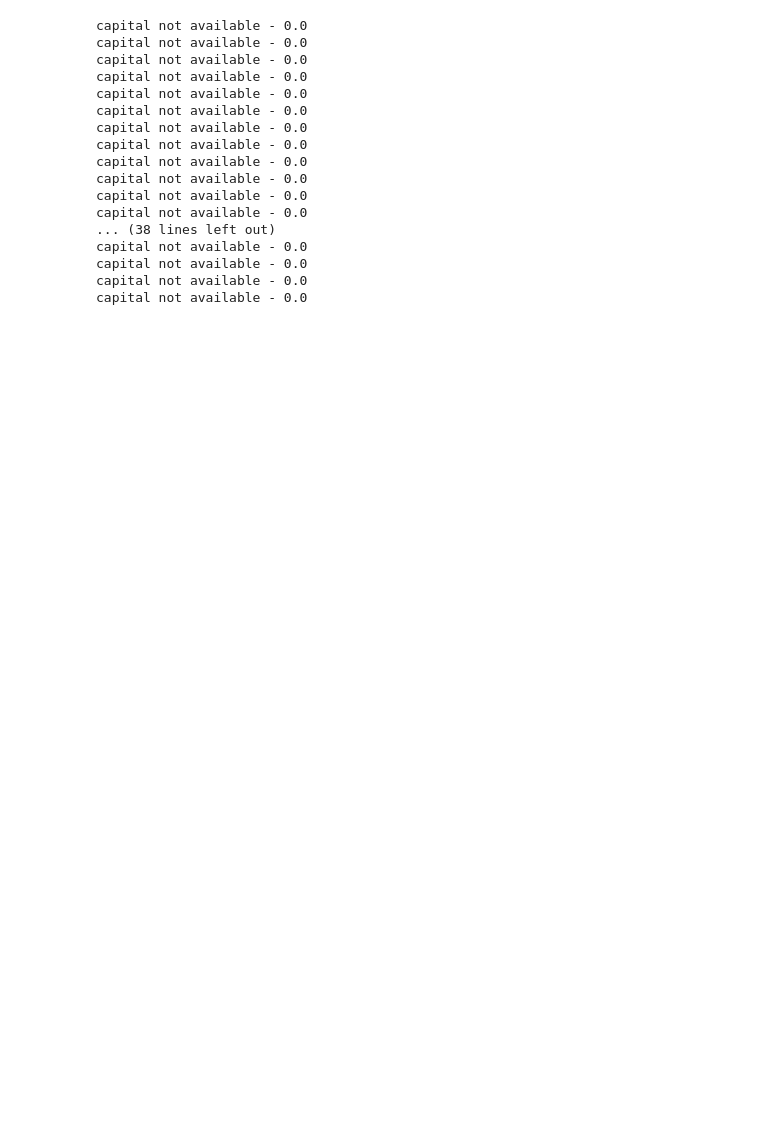
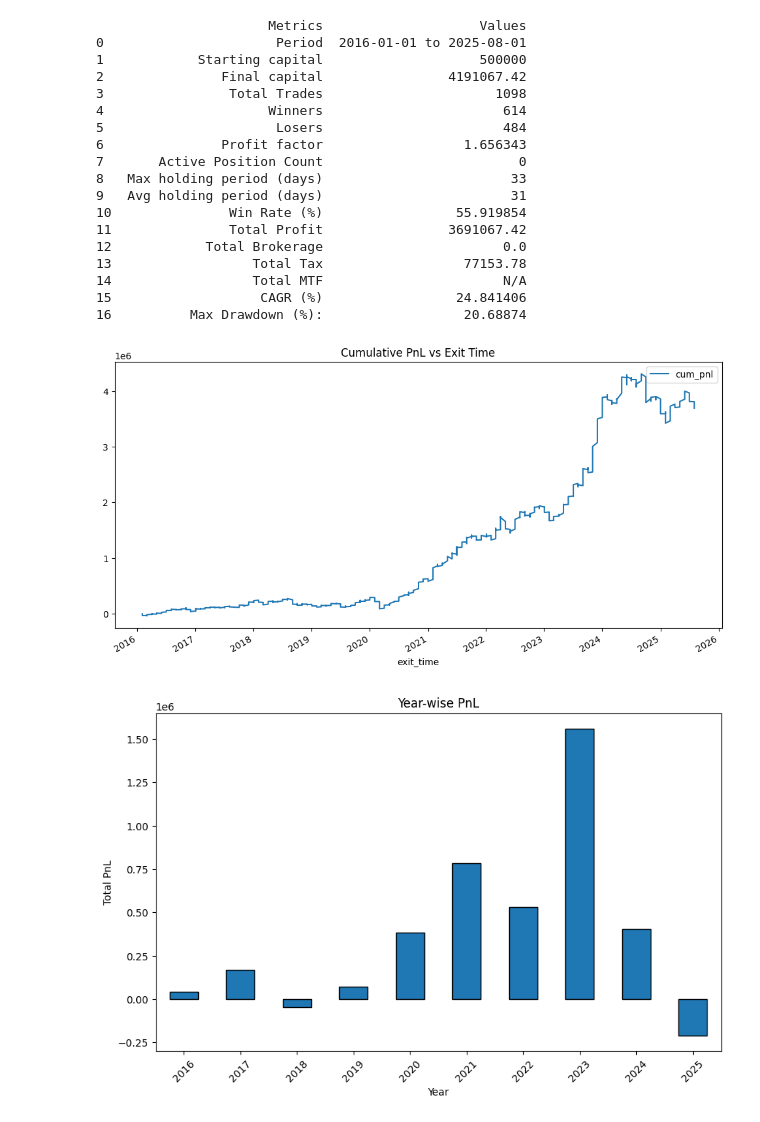
Before and after one commit to wishabhilash/strategy-notebooks, a Jupyter notebook: notebooks/monthly-12-6-3.ipynb, the cells around one changed output. Drawn from its saved outputs; the diff is of its cells as text; code cells hidden in the pictures; blank space fills up the shorter version.

```diff
--- a/notebooks/monthly-12-6-3.ipynb
+++ b/notebooks/monthly-12-6-3.ipynb
@@ -65,46 +65,56 @@ top_30 = top_n(returns_6m, 30, top_50.swaplevel('Stock', 'Date').sort_index())
 top_10 = top_n(returns_3m, 10, top_30.swaplevel('Stock', 'Date').sort_index())
 top_10 = top_10.swaplevel('Stock', 'Date').sort_index()
 # %%
-from lib import Bank, PositionManager
+from lib import Bank, PositionManager, generate_tearsheet, show_equity_curve
 
 initial_capital = 500000
 leverage = 1
 
 
 def backtest(pm: PositionManager):
     data = df[df.index.get_level_values(1) >= start_date].dropna(subset=['entry_price', 'exit_price'])
     for idx, group in data.groupby('Date'):
         date = idx
         selected_stocks = top_10.loc[date].index.tolist()
         capital_split = pm.bank.total_capital() / len(selected_stocks)
         for s in selected_stocks:
             d = group.loc[(s, date)]
             capital = d['entry_price'] * round(capital_split/d['entry_price'])
             pm.new_position(s, date, d['entry_price'], capital)
 
         for s in selected_stocks:
             d = group.loc[(s, date)]
             pm.close_position(s, d['exit_time'], d['exit_price'])
 
+    return generate_tearsheet(initial_capital, pm)
+
 if __name__ == "__main__":
     bank = Bank(initial_capital)
     pm = PositionManager(bank, leverage=leverage)
-    backtest(pm)
+    tearsheet, trades = backtest(pm)
+    print(pd.DataFrame({
+        "Metrics": tearsheet.keys(),
+        "Values": tearsheet.values(),
+    }))
+    show_equity_curve(trades)
 # %% [output]
-capital not available - 0.0
-capital not available - 0.0
-capital not available - 0.0
-capital not available - 0.0
-capital not available - 0.0
-capital not available - 0.0
-capital not available - 0.0
-capital not available - 0.0
-capital not available - 0.0
-capital not available - 0.0
-capital not available - 0.0
-capital not available - 0.0
-... (38 lines left out)
-capital not available - 0.0
-capital not available - 0.0
-capital not available - 0.0
-capital not available - 0.0
+                      Metrics                    Values
+0                      Period  2016-01-01 to 2025-08-01
+1            Starting capital                    500000
+2               Final capital                4191067.42
+3                Total Trades                      1098
+4                     Winners                       614
+5                      Losers                       484
+6               Profit factor                  1.656343
+7       Active Position Count                         0
+8   Max holding period (days)                        33
+9   Avg holding period (days)                        31
+10               Win Rate (%)                 55.919854
+11               Total Profit                3691067.42
+12            Total Brokerage                       0.0
+13                  Total Tax                  77153.78
+14                  Total MTF                       N/A
+15                   CAGR (%)                 24.841406
+16          Max Drawdown (%):                  20.68874
+[figure, added]
+[figure, added]
```
Also changed, not shown: parts of 4 cells of this notebook, 4 other files.
